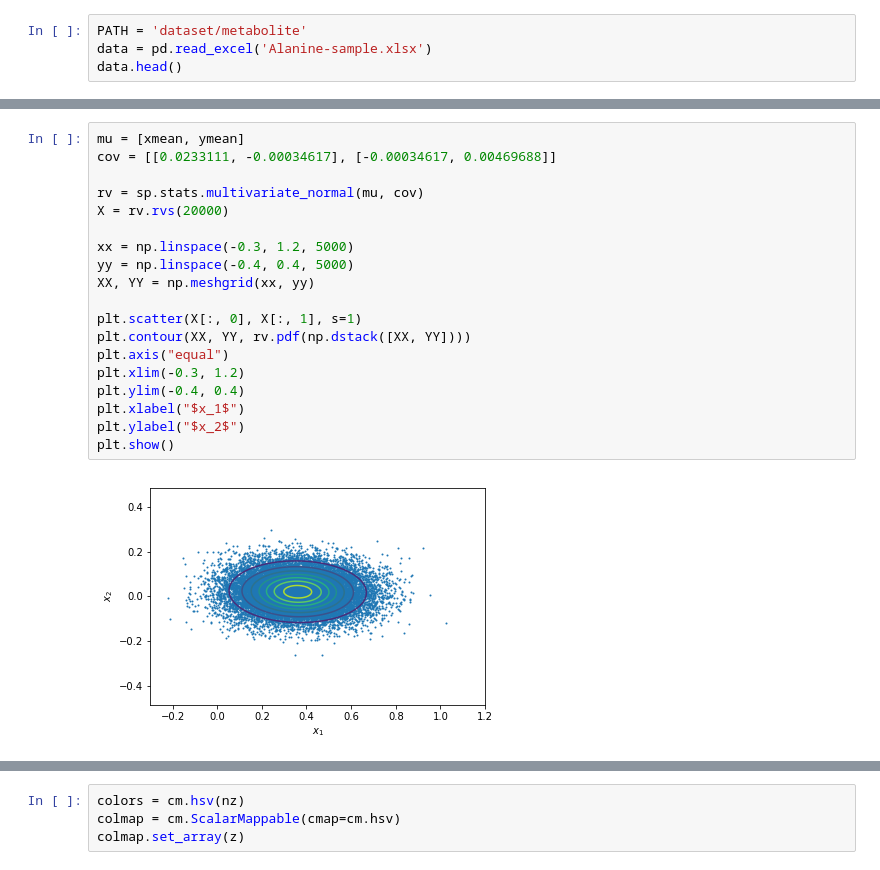
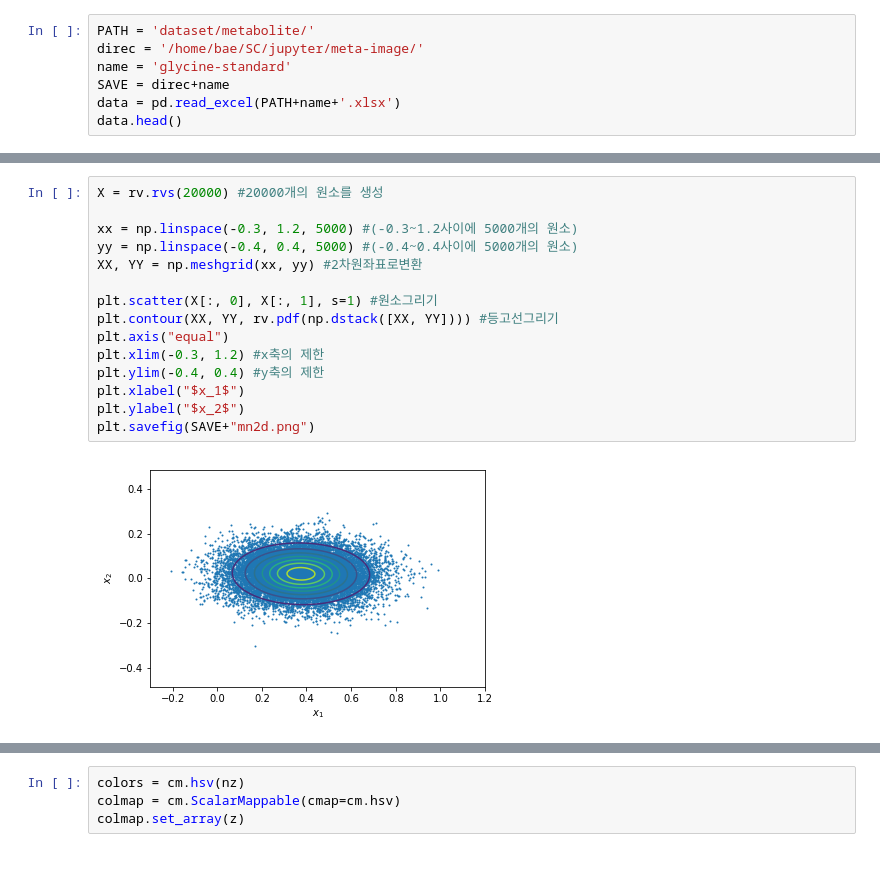
Before and after one commit to SH-Bae94/SC, a Jupyter notebook: jupyter/multivariate_normal_3D.ipynb, the cells around one changed output, grey strips where cells are left out. Cells and saved outputs as stored; diff of their text form.

```diff
--- a/jupyter/multivariate_normal_3D.ipynb
+++ b/jupyter/multivariate_normal_3D.ipynb
@@ -12,6 +13,9 @@ import os
 # %%
-PATH = 'dataset/metabolite'
-data = pd.read_excel('Alanine-sample.xlsx')
+PATH = 'dataset/metabolite/'
+direc = '/home/bae/SC/jupyter/meta-image/'
+name = 'glycine-standard'
+SAVE = direc+name
+data = pd.read_excel(PATH+name+'.xlsx')
 data.head()
 # %% [output]
 |  | m/z | Absolute Intensity | Relative Intensity |
@@ -181,24 +183,20 @@ print(seccov)
 # %%
-mu = [xmean, ymean]
-cov = [[0.0233111, -0.00034617], [-0.00034617, 0.00469688]]
+X = rv.rvs(20000) #20000개의 원소를 생성
 
-rv = sp.stats.multivariate_normal(mu, cov)
-X = rv.rvs(20000)
+xx = np.linspace(-0.3, 1.2, 5000) #(-0.3~1.2사이에 5000개의 원소)
+yy = np.linspace(-0.4, 0.4, 5000) #(-0.4~0.4사이에 5000개의 원소)
+XX, YY = np.meshgrid(xx, yy) #2차원좌표로변환
 
-xx = np.linspace(-0.3, 1.2, 5000)
-yy = np.linspace(-0.4, 0.4, 5000)
-XX, YY = np.meshgrid(xx, yy)
-
-plt.scatter(X[:, 0], X[:, 1], s=1)
-plt.contour(XX, YY, rv.pdf(np.dstack([XX, YY])))
+plt.scatter(X[:, 0], X[:, 1], s=1) #원소그리기
+plt.contour(XX, YY, rv.pdf(np.dstack([XX, YY]))) #등고선그리기
 plt.axis("equal")
-plt.xlim(-0.3, 1.2)
-plt.ylim(-0.4, 0.4)
+plt.xlim(-0.3, 1.2) #x축의 제한
+plt.ylim(-0.4, 0.4) #y축의 제한
 plt.xlabel("$x_1$")
 plt.ylabel("$x_2$")
-plt.show()
+plt.savefig(SAVE+"mn2d.png")
 # %% [output]
-[figure, old version]
+[figure, new version]
 # %%
 from mpl_toolkits.mplot3d import Axes3D
 fig = plt.figure()
```
Also changed, not shown: parts of 15 cells of this notebook.
